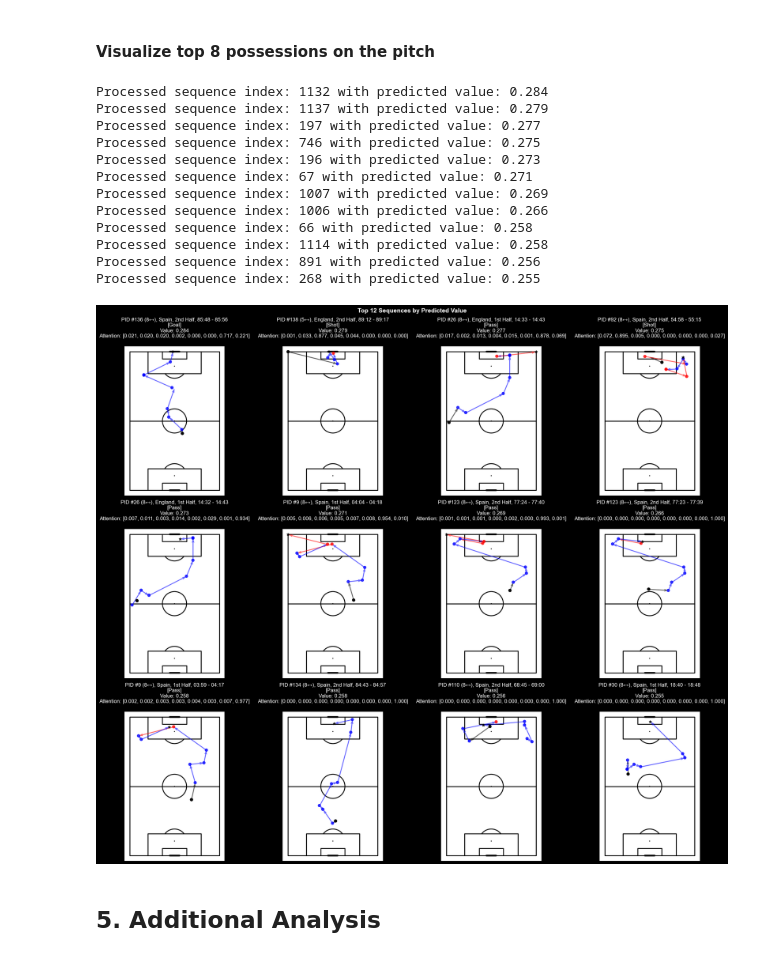
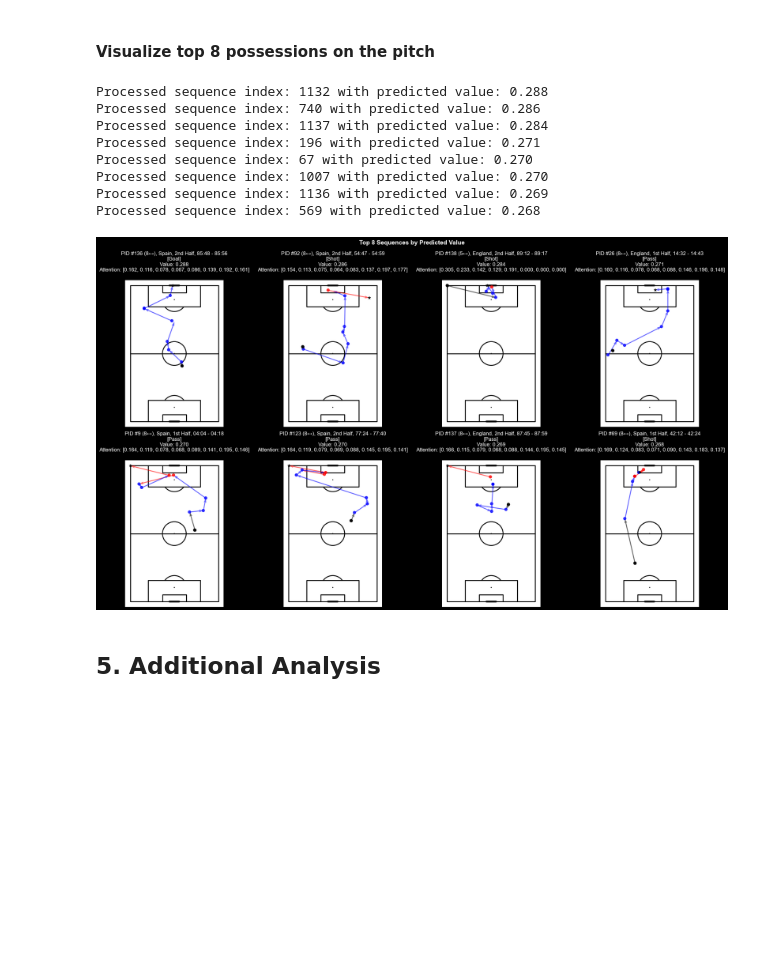
Before and after one commit to tmorcinek/statsbomb-scout, a Jupyter notebook: analysis_final_match.ipynb, the cells around one changed output. Drawn from its saved outputs; the diff is of its cells as text; code cells hidden in the pictures; blank space fills up the shorter version.

Commit message:
Changing top sequences head to 8, and number of traced to sequences in csv to 50.

```diff
--- a/analysis_final_match.ipynb
+++ b/analysis_final_match.ipynb
@@ -36,8 +36,8 @@ Loaded match: Spain 2 : 1 England (Final) [14.07.2024] with 3312 events
 ## 2. Load Trained Model
 # %%
 # Load the best trained model
-MODEL_TYPE = 'transformer'
-MODEL_DIR = 'models/transformer_transformer_small'
+MODEL_TYPE = 'attention_lstm'  # Change to 'transformer' if using the transformer model
+MODEL_DIR = 'models/attention_lstm_baseline'
 
 model = load_model(MODEL_TYPE, MODEL_DIR)
 print(f"Model type: {MODEL_TYPE}")
@@ -215,22 +215,18 @@ top_possessions_df.head()
 # %% [markdown]
 #### Visualize top 8 possessions on the pitch
 # %%
-visualize_top_sequences(p, predicted_values, attention_weights, 12, cols=4)
+visualize_top_sequences(p, predicted_values, attention_weights, 8, cols=4)
 plt.savefig(f"{MODEL_DIR}/top_possessions_final.png", dpi=300)
 # %% [output]
-Processed sequence index: 1132 with predicted value: 0.284
-Processed sequence index: 1137 with predicted value: 0.279
-Processed sequence index: 197 with predicted value: 0.277
-Processed sequence index: 746 with predicted value: 0.275
-Processed sequence index: 196 with predicted value: 0.273
-Processed sequence index: 67 with predicted value: 0.271
-Processed sequence index: 1007 with predicted value: 0.269
-Processed sequence index: 1006 with predicted value: 0.266
-Processed sequence index: 66 with predicted value: 0.258
-Processed sequence index: 1114 with predicted value: 0.258
-Processed sequence index: 891 with predicted value: 0.256
-Processed sequence index: 268 with predicted value: 0.255
+Processed sequence index: 1132 with predicted value: 0.288
+Processed sequence index: 740 with predicted value: 0.286
+Processed sequence index: 1137 with predicted value: 0.284
+Processed sequence index: 196 with predicted value: 0.271
+Processed sequence index: 67 with predicted value: 0.270
+Processed sequence index: 1007 with predicted value: 0.270
+Processed sequence index: 1136 with predicted value: 0.269
+Processed sequence index: 569 with predicted value: 0.268
-[figure, old version]
+[figure, new version]
 # %% [markdown]
 ## 5. Additional Analysis
 # %% [markdown]
```
Also changed, not shown: parts of 13 cells of this notebook, 9 other files.
